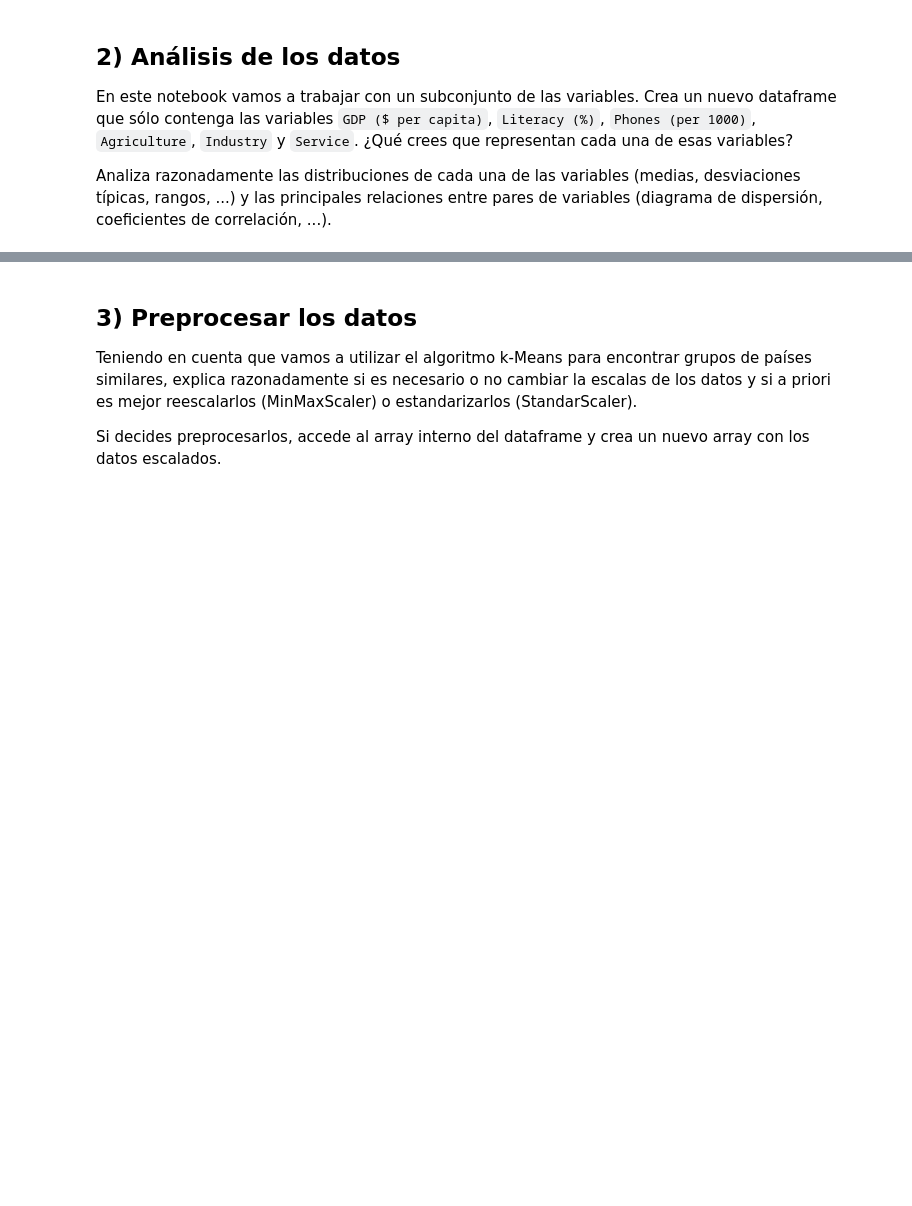
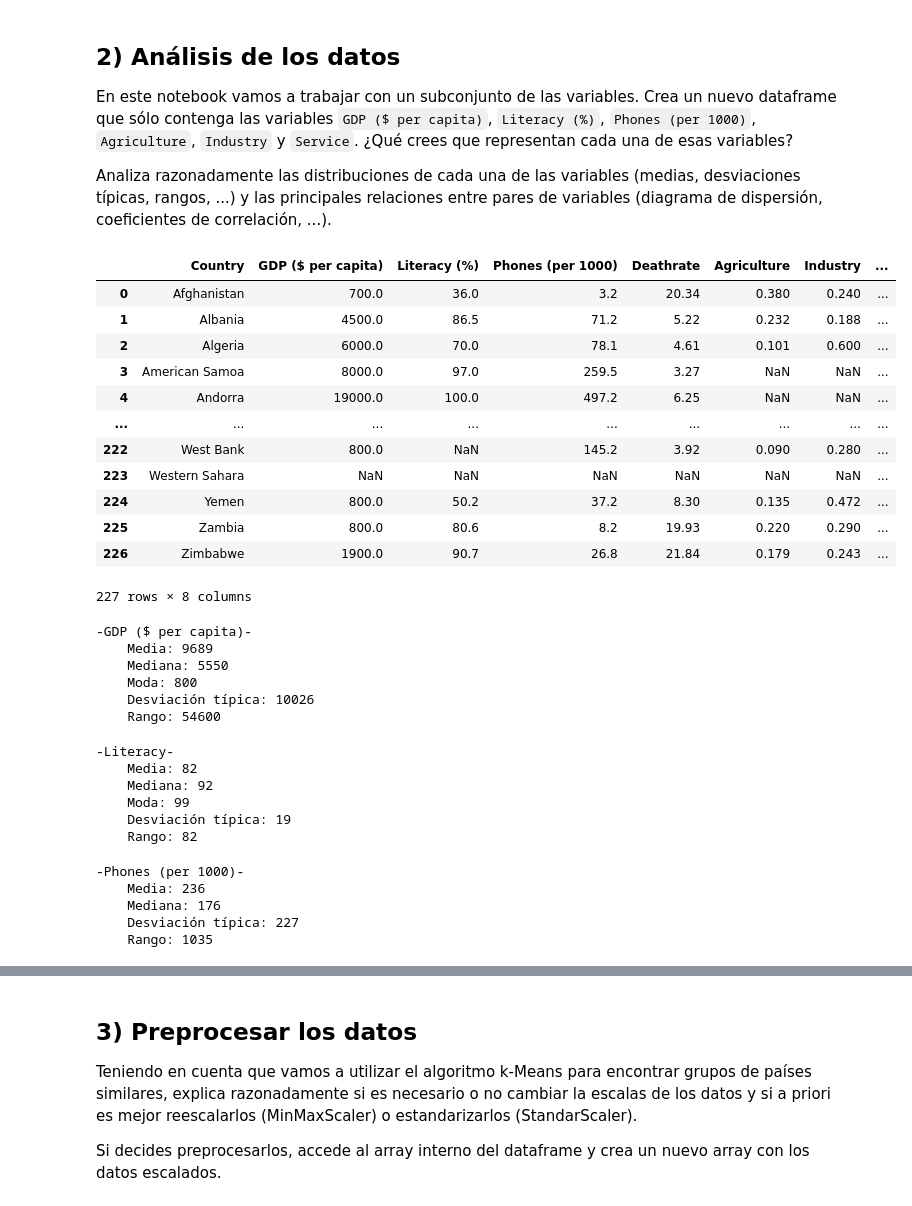
Before and after one commit to jesusmoraleda/IA, a Jupyter notebook: Aprendizaje automatico/P1_clustering.ipynb, the cells around one changed output, grey strips where cells are left out. Saved outputs shown, nothing was run; the diff lists cells and outputs as text; code cells hidden in the pictures; blank space fills up the shorter version.

```diff
--- a/Aprendizaje automatico/P1_clustering.ipynb
+++ b/Aprendizaje automatico/P1_clustering.ipynb
@@ -37,3 +50,80 @@ SyntaxError: invalid syntax (<ipython-input-1-7503bc3fc9a2>, line 4)
 En este notebook vamos a trabajar con un subconjunto de las variables. Crea un nuevo dataframe que sólo contenga las variables `GDP ($ per capita)`, `Literacy (%)`, `Phones (per 1000)`, `Agriculture`, `Industry` y `Service`. ¿Qué crees que representan cada una de esas variables?
 
 Analiza razonadamente las distribuciones de cada una de las variables (medias, desviaciones típicas, rangos, ...) y las principales relaciones entre pares de variables (diagrama de dispersión, coeficientes de correlación, ...).
+# %%
+df = pd.read_csv('countries_of_the_world.csv')
+df.iloc[:, [0,8,9,10,16,17,18,19]]
+# %% [output]
+|  | Country | GDP ($ per capita) | Literacy (%) | Phones (per 1000) | Deathrate | Agriculture | Industry | ... |
+| 0 | Afghanistan | 700.0 | 36.0 | 3.2 | 20.34 | 0.380 | 0.240 | ... |
+| 1 | Albania | 4500.0 | 86.5 | 71.2 | 5.22 | 0.232 | 0.188 | ... |
+| 2 | Algeria | 6000.0 | 70.0 | 78.1 | 4.61 | 0.101 | 0.600 | ... |
+| 3 | American Samoa | 8000.0 | 97.0 | 259.5 | 3.27 | NaN | NaN | ... |
+| 4 | Andorra | 19000.0 | 100.0 | 497.2 | 6.25 | NaN | NaN | ... |
+| ... | ... | ... | ... | ... | ... | ... | ... | ... |
+| 222 | West Bank | 800.0 | NaN | 145.2 | 3.92 | 0.090 | 0.280 | ... |
+| 223 | Western Sahara | NaN | NaN | NaN | NaN | NaN | NaN | ... |
+| 224 | Yemen | 800.0 | 50.2 | 37.2 | 8.30 | 0.135 | 0.472 | ... |
+| 225 | Zambia | 800.0 | 80.6 | 8.2 | 19.93 | 0.220 | 0.290 | ... |
+| 226 | Zimbabwe | 1900.0 | 90.7 | 26.8 | 21.84 | 0.179 | 0.243 | ... |
+227 rows × 8 columns
+# %%
+media = df["GDP ($ per capita)"].mean()
+mediana = df["GDP ($ per capita)"].median()
+moda = df["GDP ($ per capita)"].mode()
+std = df["GDP ($ per capita)"].std(ddof=0)
+rango = df["GDP ($ per capita)"].max() - df["GDP ($ per capita)"].min()
+print("""
+-GDP ($ per capita)-
+    Media: %d
+    Mediana: %d
+    Moda: %d
+    Desviación típica: %d
+    Rango: %d
+""" % (media,mediana,moda,std,rango))
+# %% [output]
+-GDP ($ per capita)-
+    Media: 9689
+    Mediana: 5550
+    Moda: 800
+    Desviación típica: 10026
+    Rango: 54600
+# %%
+media = df["Literacy (%)"].mean()
+mediana = df["Literacy (%)"].median()
+moda = df["Literacy (%)"].mode()
+std = df["Literacy (%)"].std(ddof=0)
+rango = df["Literacy (%)"].max() - df["Literacy (%)"].min()
+print("""
+-Literacy-
+    Media: %d
+    Mediana: %d
+    Moda: %d
+    Desviación típica: %d
+    Rango: %d
+""" % (media,mediana,moda,std,rango))
+# %% [output]
+-Literacy-
+    Media: 82
+    Mediana: 92
+    Moda: 99
+    Desviación típica: 19
+    Rango: 82
+# %%
+media = df["Phones (per 1000)"].mean()
+mediana = df["Phones (per 1000)"].median()
+std = df["Phones (per 1000)"].std(ddof=0)
+rango = df["Phones (per 1000)"].max() - df["Phones (per 1000)"].min()
+print("""
+-Phones (per 1000)-
+    Media: %d
+    Mediana: %d
+    Desviación típica: %d
+    Rango: %d
+""" % (media,mediana,std,rango))
+# %% [output]
+-Phones (per 1000)-
+    Media: 236
+    Mediana: 176
+    Desviación típica: 227
+    Rango: 1035
```
Also changed, not shown: parts of 10 cells of this notebook.
